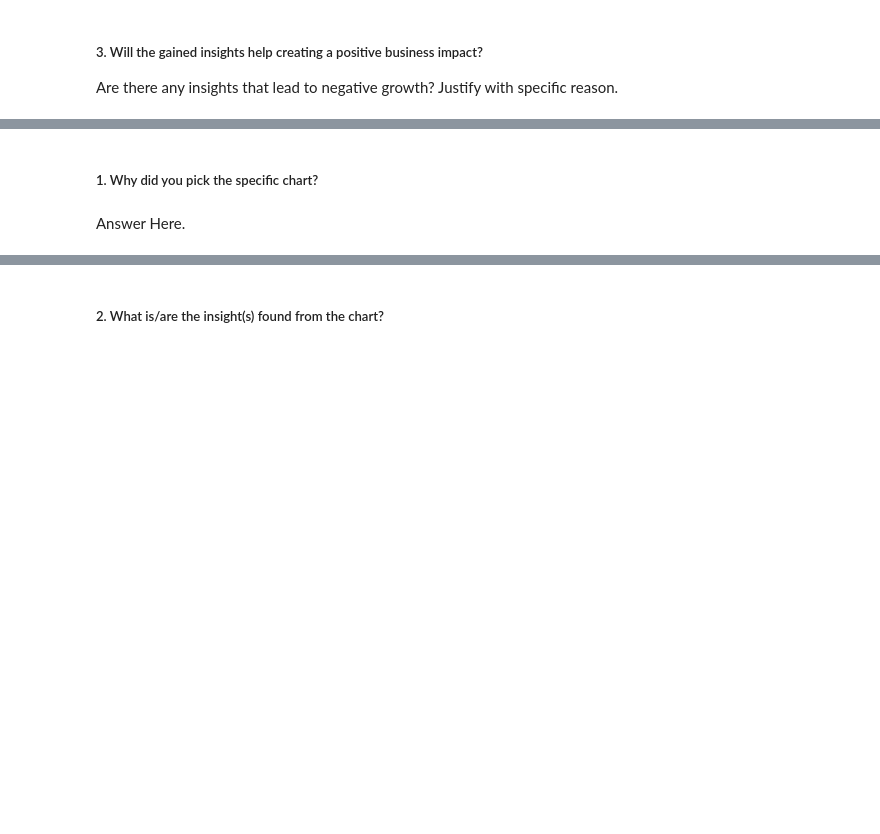
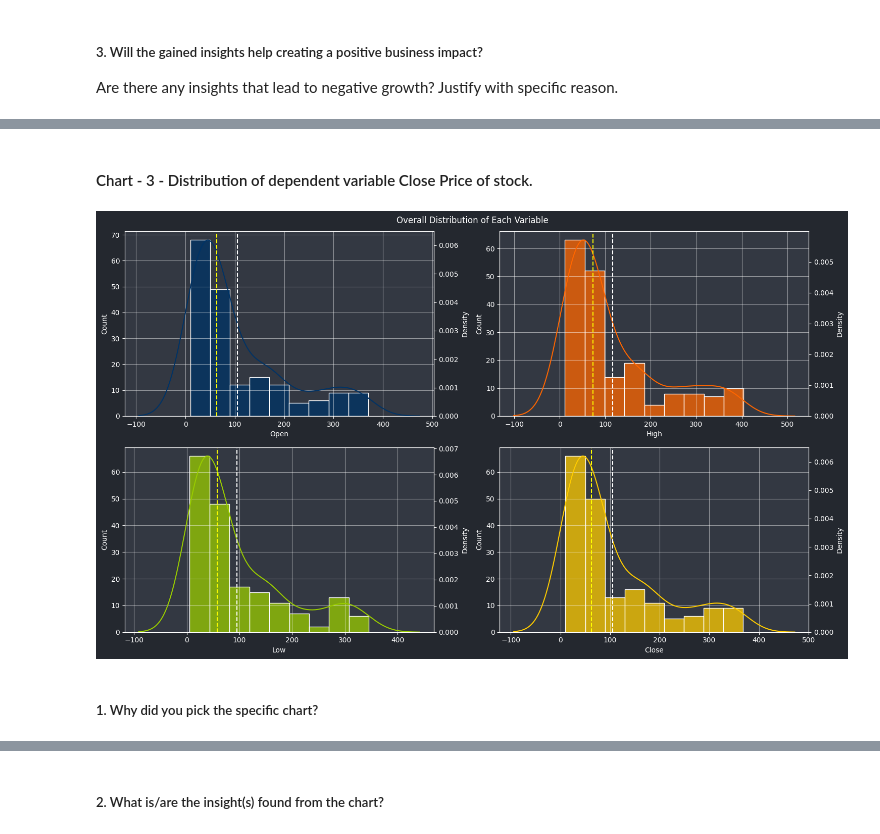
Before and after one commit to RobinBose774/Capstone_Project_Supervised_ML_Regression-Yes_Bank_Stock_Closing_Price_Prediction, a Jupyter notebook: Capstone_Project_Supervised_ML_Regression_Yes_Bank_Stock_Closing_Price_Predictionipynb.ipynb, the cells around one changed output, grey strips where cells are left out. Cells and saved outputs as stored; diff of their text form; code cells hidden in the pictures; blank space fills up the shorter version.

```diff
--- a/Capstone_Project_Supervised_ML_Regression_Yes_Bank_Stock_Closing_Price_Predictionipynb.ipynb
+++ b/Capstone_Project_Supervised_ML_Regression_Yes_Bank_Stock_Closing_Price_Predictionipynb.ipynb
@@ -472,4 +506,50 @@ Answer Here
+# %% [markdown]
+#### Chart - 3 - Distribution of dependent variable Close Price of stock.
+# %%
+# Set the figure size and title
+plt.figure(figsize=(15, 9))
+plt.suptitle('Overall Distribution of Each Variable', color='white')
+
+# Define the color list for each variable (using Yes Bank color scheme)
+color_list = ['#003366', '#FF6600', '#99CC00', '#FFCC00']
+
+# Set the dark theme background color
+plt.style.use('dark_background')
+
+for i, column in enumerate(stock_df.columns):
+    # Create subplots
+    ax1 = plt.subplot(2, 2, i + 1)
+    ax2 = ax1.twinx()
+
+    # Plot histogram
+    sns.histplot(stock_df[column], color=color_list[i], ax=ax1)
+
+    # Plot KDE curve
+    sns.kdeplot(stock_df[column], color=color_list[i], ax=ax2)
+
+    # Set gridlines
+    ax1.grid(which='major', alpha=0.5)
+    ax1.grid(which='minor', alpha=0.5)
+
+    # Add vertical lines for mean and median
+    plt.axvline(stock_df[column].mean(), color='white', linestyle='dashed', linewidth=1.5)
+    plt.axvline(stock_df[column].median(), color='yellow', linestyle='dashed', linewidth=1.5)
+
+# Set the background color of the figure
+plot_bgcolor = (36/255, 40/255, 47/255, 1)  # RGB values divided by 255, with alpha=1 for full opacity
+plt.gcf().patch.set_facecolor(plot_bgcolor)
+
+# Set the background color of the axes
+paper_bgcolor = (51/255, 56/255, 66/255, 1)  # RGB values divided by 255, with alpha=1 for full opacity
+for ax in plt.gcf().get_axes():
+    ax.set_facecolor(paper_bgcolor)
+
+# Adjust the layout
+plt.tight_layout()
+
+# Show the plot
+plt.show()
+# %% [output]
+[figure, added]
 # %% [markdown]
 ##### 1. Why did you pick the specific chart?
-# %% [markdown]
-Answer Here.
```
Also changed, not shown: parts of 59 cells of this notebook.
